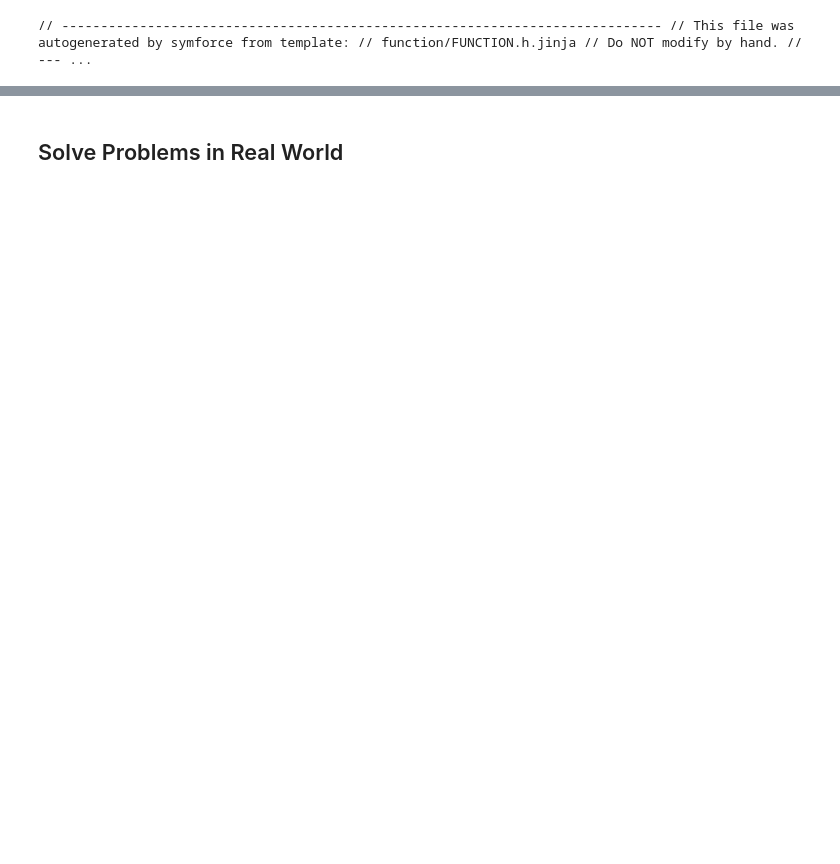
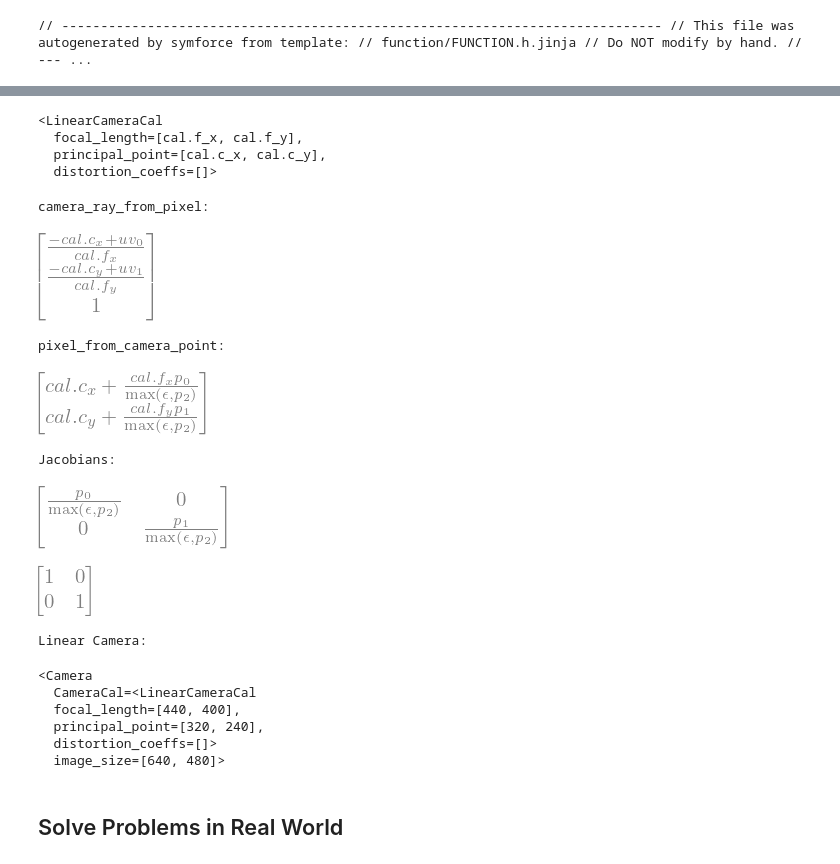
Before and after one commit to xipengwang/xipengwang.github.io, a Jupyter notebook: notebooks/symforce.ipynb, the cells around one changed output, grey strips where cells are left out. Saved outputs shown, nothing was run; the diff lists cells and outputs as text; code cells hidden in the pictures; blank space fills up the shorter version.

```diff
--- a/notebooks/symforce.ipynb
+++ b/notebooks/symforce.ipynb
@@ -756,2 +913,60 @@ display_code_file(data.generated_files[0], "C++")
+# %%
+# Linear model
+
+linear_camera_cal = sf.LinearCameraCal.symbolic("cal")
+display(linear_camera_cal)
+
+camera_pixel = sf.V2.symbolic("uv")
+camera_ray, valid = linear_camera_cal.camera_ray_from_pixel(camera_pixel)
+print("camera_ray_from_pixel: ")
+display(camera_ray)
+#print(f"Is valid? {valid == 1}")
+
+camera_point = sf.V3.symbolic("p")
+camera_point_reprojected, _ = linear_camera_cal.pixel_from_camera_point(
+    camera_point,
+)
+print("pixel_from_camera_point: ")
+display(camera_point_reprojected)
+
+# Jacobians
+print("Jacobians: ")
+display(camera_point_reprojected.jacobian(linear_camera_cal.focal_length))
+display(camera_point_reprojected.jacobian(linear_camera_cal.principal_point))
+
+
+linear_camera_cal_num = sf.LinearCameraCal(
+    focal_length=(440, 400),
+    principal_point=(320, 240),
+)
+
+# Numerical substitution for fun...
+linear_camera_cal = linear_camera_cal.subs(linear_camera_cal, linear_camera_cal_num)
+
+linear_camera = sf.Camera(
+    calibration=linear_camera_cal,
+    image_size=(640, 480),
+)
+print("Linear Camera: ")
+display(linear_camera)
+# %% [output]
+<LinearCameraCal
+  focal_length=[cal.f_x, cal.f_y],
+  principal_point=[cal.c_x, cal.c_y],
+  distortion_coeffs=[]>
+camera_ray_from_pixel:
+[figure, added]
+pixel_from_camera_point:
+[figure, added]
+Jacobians:
+[figure, added]
+[figure, added]
+Linear Camera:
+<Camera
+  CameraCal=<LinearCameraCal
+  focal_length=[440, 400],
+  principal_point=[320, 240],
+  distortion_coeffs=[]>
+  image_size=[640, 480]>
 # %% [markdown]
 ## Solve Problems in Real World
```
Also changed, not shown: parts of 43 cells of this notebook, 1 other file.
